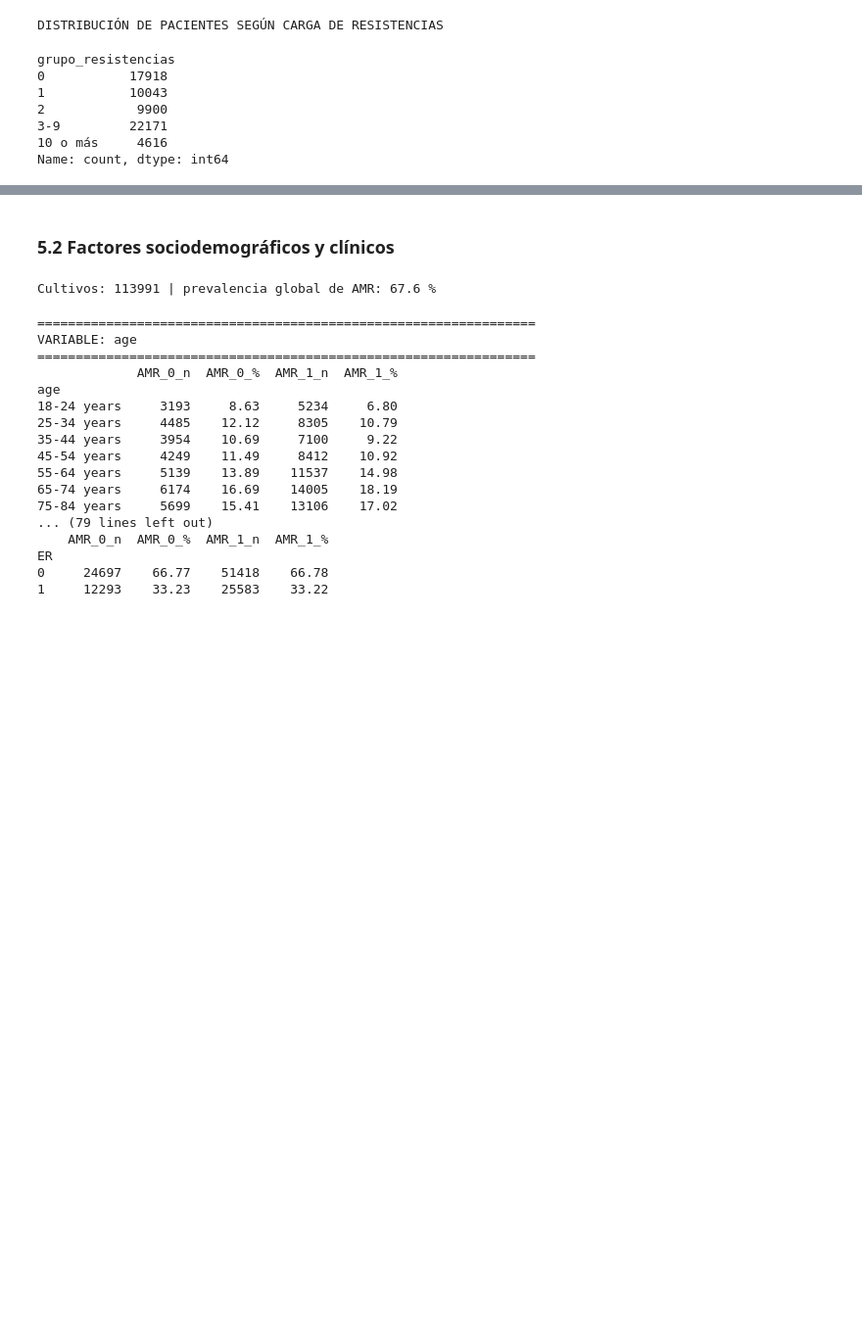
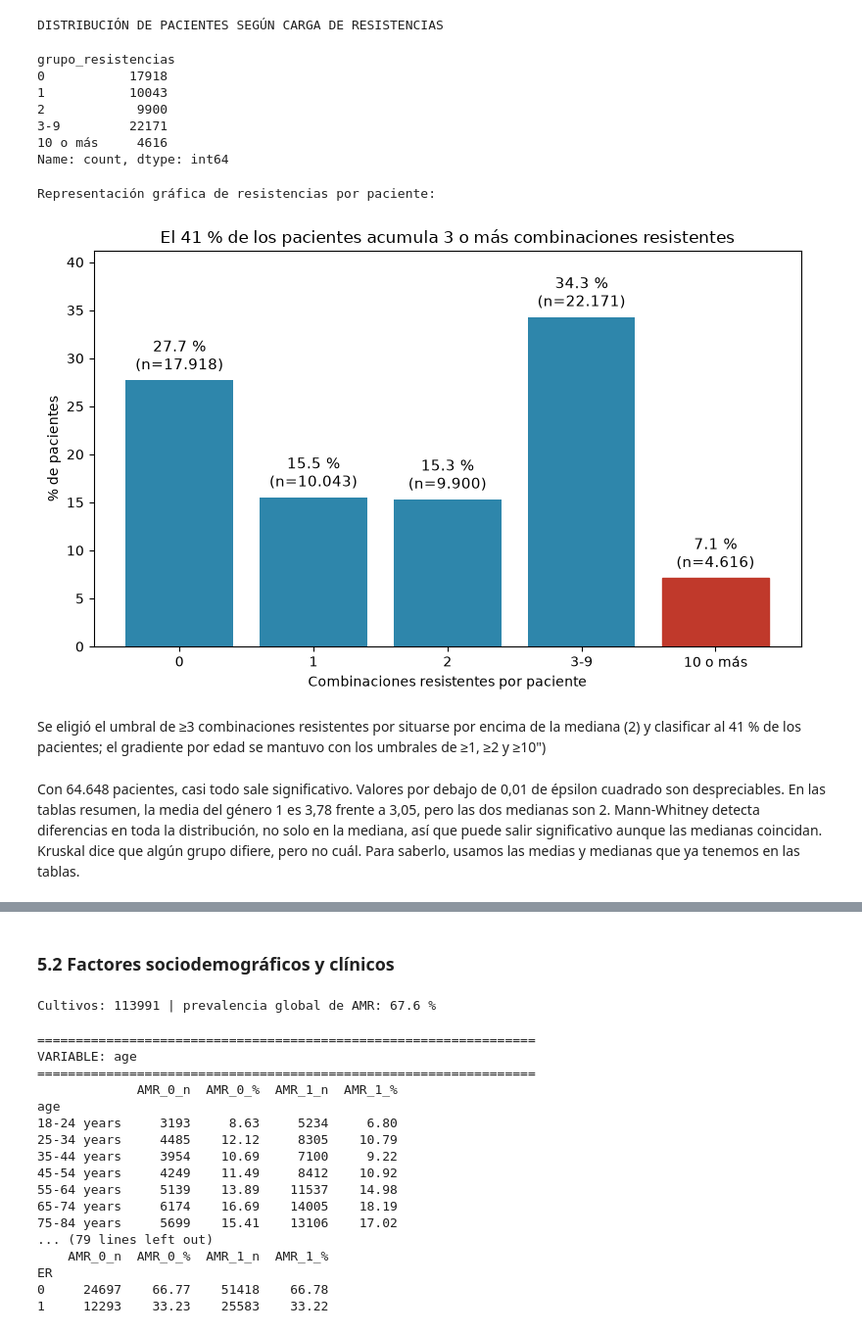
Before and after one commit to jorgeshzhndz/Resistencia_Antibioticos, a Jupyter notebook: notebooks/memoria.ipynb, the cells around one changed output, grey strips where cells are left out. Shown at 98% size. Drawn from its saved outputs; the diff is of its cells as text; code cells hidden in the pictures; blank space fills up the shorter version.

```diff
--- a/notebooks/memoria.ipynb
+++ b/notebooks/memoria.ipynb
@@ -1129,3 +1133,32 @@ grupo_resistencias
 3-9         22171
 10 o más     4616
 Name: count, dtype: int64
+# %%
+print("Representación gráfica de resistencias por paciente:")
+conteo = pac["grupo_resistencias"].value_counts().sort_index()
+pct = conteo / conteo.sum() * 100
+
+fig, ax = plt.subplots(figsize=(8, 5))
+barras = ax.bar(conteo.index.astype(str), pct, color="#2E86AB")
+barras[-1].set_color("#C0392B")      # destaca el grupo con más carga (≥10)
+
+for b, n, p in zip(barras, conteo, pct):
+    ax.text(b.get_x() + b.get_width() / 2, p + 0.6,
+            f"{p:.1f} %\n(n={n:,})".replace(",", "."),
+            ha="center", va="bottom", fontsize=11)
+
+ax.set_ylim(0, pct.max() * 1.2)
+ax.set_xlabel("Combinaciones resistentes por paciente")
+ax.set_ylabel("% de pacientes")
+ax.set_title("El 41 % de los pacientes acumula 3 o más combinaciones resistentes")
+plt.tight_layout()
+plt.show()
+# %% [output]
+Representación gráfica de resistencias por paciente:
+[figure, added]
+# %% [markdown]
+Se eligió el umbral de ≥3 combinaciones resistentes por situarse por encima de la mediana (2) y clasificar al 41 % de los pacientes; el gradiente por edad se mantuvo con los umbrales de ≥1, ≥2 y ≥10")
+# %% [markdown]
+Con 64.648 pacientes, casi todo sale significativo. Valores por debajo de 0,01 de épsilon cuadrado son despreciables.
+En las tablas resumen, la media del género 1 es 3,78 frente a 3,05, pero las dos medianas son 2. Mann-Whitney detecta diferencias en toda la distribución, no solo en la mediana, así que puede salir significativo aunque las medianas coincidan.
+Kruskal dice que algún grupo difiere, pero no cuál. Para saberlo, usamos las medias y medianas que ya tenemos en las tablas.
```
Also changed, not shown: parts of 29 cells of this notebook, 3 other files.
